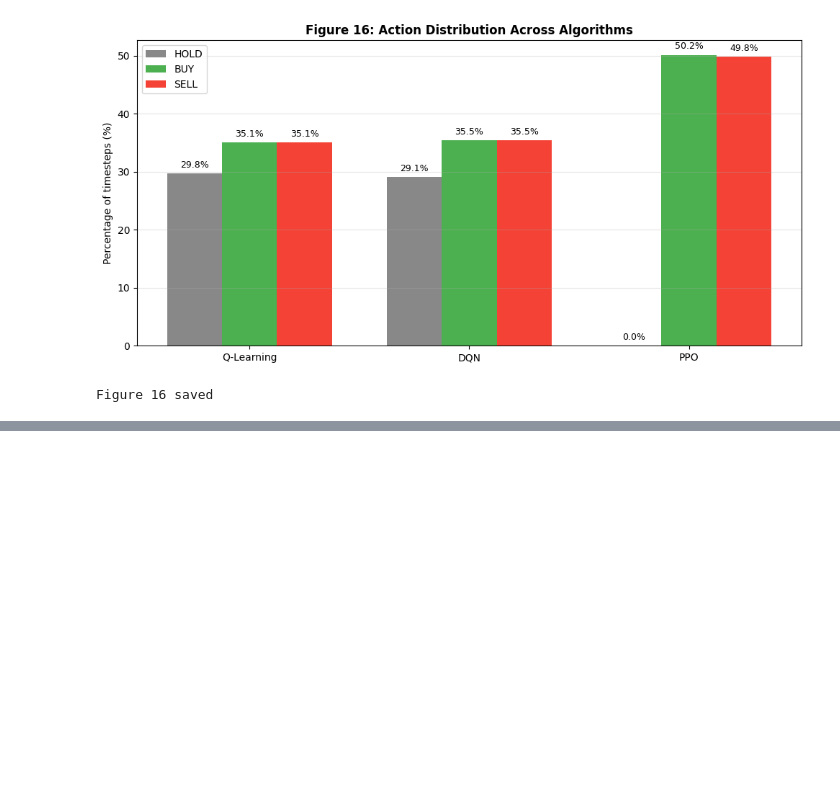
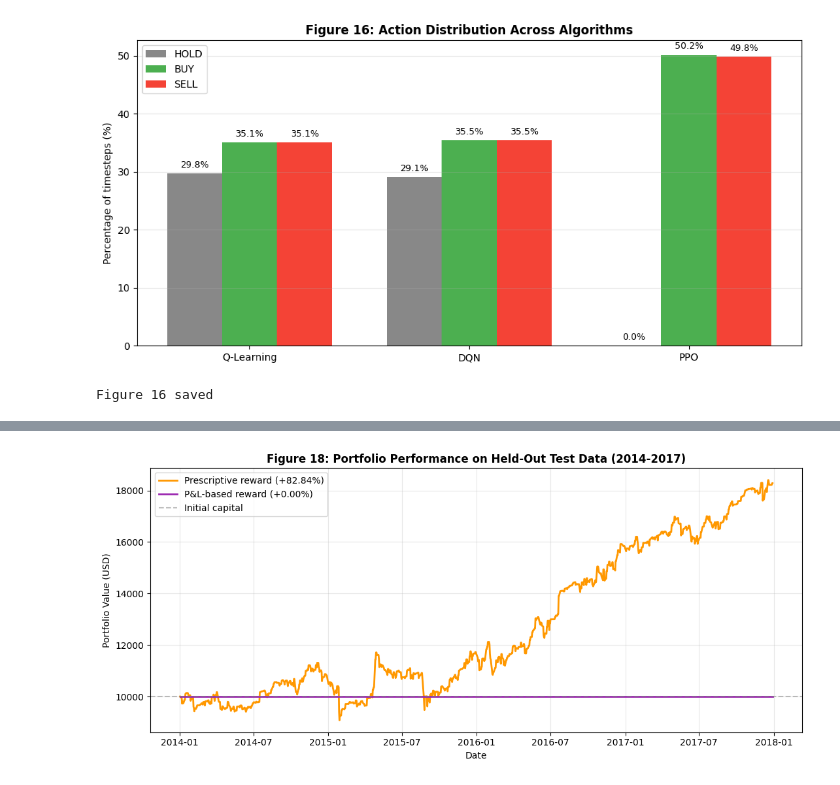
Before and after one commit to IQubaisi/Q-Trade, a Jupyter notebook: DRL_QTrade_Clean.ipynb, the cells around one changed output, grey strips where cells are left out. Cells and saved outputs as stored; diff of their text form; code cells hidden in the pictures; blank space fills up the shorter version.

Commit message:
Add files via upload
Add reward design, state representation, and multi-seed reproducibility experiments

```diff
--- a/DRL_QTrade_Clean.ipynb
+++ b/DRL_QTrade_Clean.ipynb
@@ -916,7 +916,3 @@ Figure 13 saved
 
 All figures saved to: /content/drive/MyDrive/DRL_CW
 Files: ['DRL_QTrade_Clean.ipynb', 'q_table_base.npy', 'fig4_epsilon_decay.png', 'fig1_msft_price.png', 'fig2_reward_matrix.png', 'fig3_transition.png', 'fig5_reward_base.png', 'fig6_alpha.png', 'fig7_ ...
-# %%
-for f in os.listdir(SAVE_DIR):
-       if 'dqn' in f.lower():
-           print(f, os.path.getsize(os.path.join(SAVE_DIR, f)))
@@ -1993,0 +2107,95 @@ Figure 16 saved
+# %%
+import yfinance as yf
+import pandas as pd
+
+def evaluate_on_test(Q, test_data, name='Agent'):
+    """Run agent greedily on test data, tracking actual portfolio value."""
+    INITIAL_CASH = 10000.0
+    holding, cash, shares, cash_at_buy = 0, INITIAL_CASH, 0, INITIAL_CASH
+    history, trades = [INITIAL_CASH], []
+    actions_taken = {0: 0, 1: 0, 2: 0}
+
+    for t in range(len(test_data) - 1):
+        pc     = float(test_data.loc[t, 'price_change'])
+        price  = float(test_data.loc[t, 'Close'])
+        si     = get_state(pc, holding)
+        valid  = [0, 2] if holding == 1 else [0, 1]
+        action = max(valid, key=lambda a: Q[si, a])
+        actions_taken[action] += 1
+
+        if action == 1 and holding == 0:
+            shares, cash_at_buy = cash / price, cash
+            cash, holding = 0, 1
+        elif action == 2 and holding == 1:
+            cash = shares * price
+            trades.append(cash - cash_at_buy)
+            shares, holding = 0, 0
+
+        portfolio = cash + (shares * price if holding else 0)
+        history.append(portfolio)
+
+    final = history[-1]
+    return {
+        'final_value' : final,
+        'return_pct'  : (final - INITIAL_CASH) / INITIAL_CASH * 100,
+        'n_trades'    : len(trades),
+        'wins'        : len([t for t in trades if t > 0]),
+        'win_rate'    : (len([t for t in trades if t > 0]) / max(len(trades), 1)) * 100,
+        'history'     : history,
+        'actions'     : actions_taken,
+    }
+
+
+# Download out-of-sample test data (period BEFORE training window)
+print('Downloading test data (2014-2017 — out-of-sample period)...')
+test_full = yf.download('MSFT', start='2014-01-01', end='2017-12-31',
+                         auto_adjust=True, progress=False)
+if isinstance(test_full.columns, pd.MultiIndex):
+    test_full.columns = test_full.columns.get_level_values(0)
+test_full['price_change'] = test_full['Close'].diff().fillna(0)
+test_data = test_full.reset_index()
+print(f'Test period: {test_data["Date"].iloc[0].date()} to {test_data["Date"].iloc[-1].date()}')
+print(f'Test days: {len(test_data)}\n')
+
+# Evaluate both agents
+Q_original    = np.load(Q_PATH)
+results_orig  = evaluate_on_test(Q_original, test_data, 'Prescriptive')
+results_pnl   = evaluate_on_test(Q_pnl,      test_data, 'P&L-based')
+
+# Comparison table
+print(f'{"Metric":<25} {"Prescriptive":>18}  {"P&L-based":>18}')
+print('-' * 67)
+print(f'{"Final value":<25}  ${results_orig["final_value"]:>15.2f}  ${results_pnl["final_value"]:>15.2f}')
+print(f'{"Return %":<25}   {results_orig["return_pct"]:>15.2f}%  {results_pnl["return_pct"]:>15.2f}%')
+print(f'{"Number of trades":<25}   {results_orig["n_trades"]:>15}   {results_pnl["n_trades"]:>15}')
+print(f'{"Win rate":<25}   {results_orig["win_rate"]:>15.1f}%  {results_pnl["win_rate"]:>15.1f}%')
+print(f'\n{"Action breakdown":<25}')
+for a, name in [(0, 'HOLD'), (1, 'BUY'), (2, 'SELL')]:
+    print(f'  {name:<6}  Prescriptive: {results_orig["actions"][a]:>5}    P&L: {results_pnl["actions"][a]:>5}')
+
+# Buy-and-hold benchmark
+bh_return = (test_data["Close"].iloc[-1] - test_data["Close"].iloc[0]) / test_data["Close"].iloc[0] * 100
+print(f'\nBuy-and-hold benchmark: {bh_return:+.2f}%')
+
+# Plot
+plt.figure(figsize=(11, 5))
+dates = pd.to_datetime(test_data['Date'])
+plt.plot(dates[:len(results_orig['history'])], results_orig['history'],
+         label=f'Prescriptive reward ({results_orig["return_pct"]:+.2f}%)',
+         color='#FF9800', linewidth=2)
+plt.plot(dates[:len(results_pnl['history'])], results_pnl['history'],
+         label=f'P&L-based reward ({results_pnl["return_pct"]:+.2f}%)',
+         color='#9C27B0', linewidth=2)
+plt.axhline(10000, color='gray', linestyle='--', alpha=0.5, label='Initial capital')
+plt.title('Figure 18: Portfolio Performance on Held-Out Test Data (2014-2017)',
+          fontsize=12, fontweight='bold')
+plt.xlabel('Date')
+plt.ylabel('Portfolio Value (USD)')
+plt.legend(loc='upper left')
+plt.grid(True, alpha=0.3)
+plt.tight_layout()
+plt.savefig(os.path.join(SAVE_DIR, 'fig18_test_comparison.png'),
+            dpi=150, bbox_inches='tight')
+plt.show()
+print('\nFigure 18 saved')
+# %% [output]
@@ -1993,0 +2219 @@ Figure 16 saved
+[figure, added]
```
Also changed, not shown: parts of 17 cells of this notebook.
